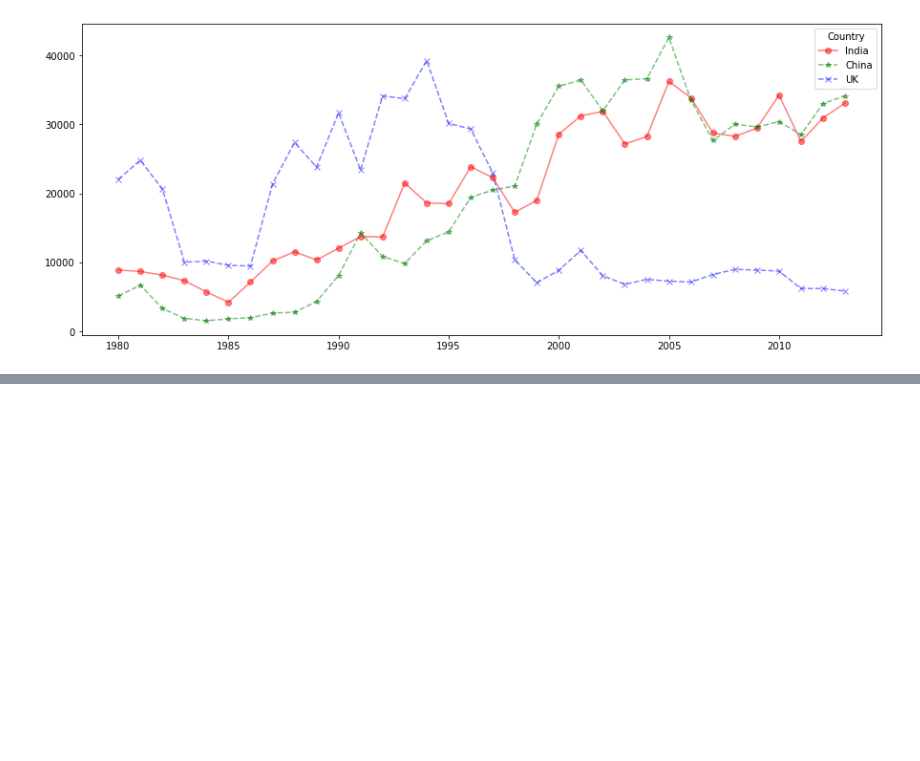
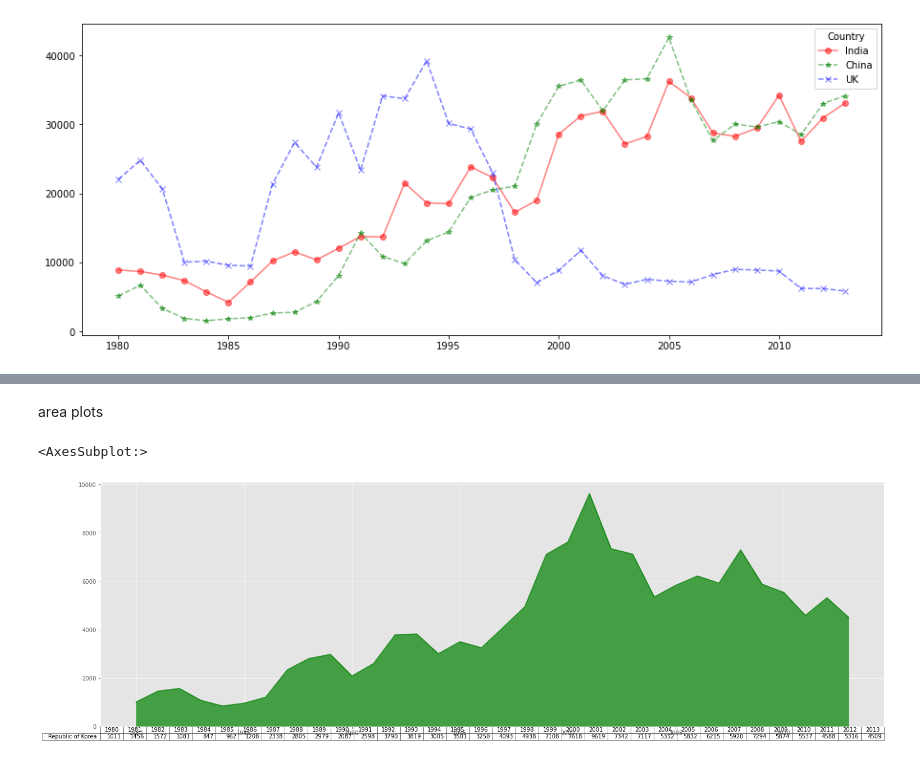
Before and after one commit to AsmitaMaurya24/python-data-sciene, a Jupyter notebook: data_science/data_analytics.ipynb, the cells around one changed output, grey strips where cells are left out. Saved outputs shown, nothing was run; the diff lists cells and outputs as text; code cells hidden in the pictures; blank space fills up the shorter version.

```diff
--- a/data_science/data_analytics.ipynb
+++ b/data_science/data_analytics.ipynb
@@ -84,0 +114,7 @@ px.funnel(df.head(),x=df.head().index,y=[1980,1990,2000,2010])
+# %% [markdown]
+area plots
+# %%
+df.loc['Republic of Korea',years].plot(kind='area', alpha=.7, color='green', table=True, figsize=(25,8))
+# %% [output]
+<AxesSubplot:>
+[figure, added]
```
Also changed, not shown: parts of 16 cells of this notebook.
